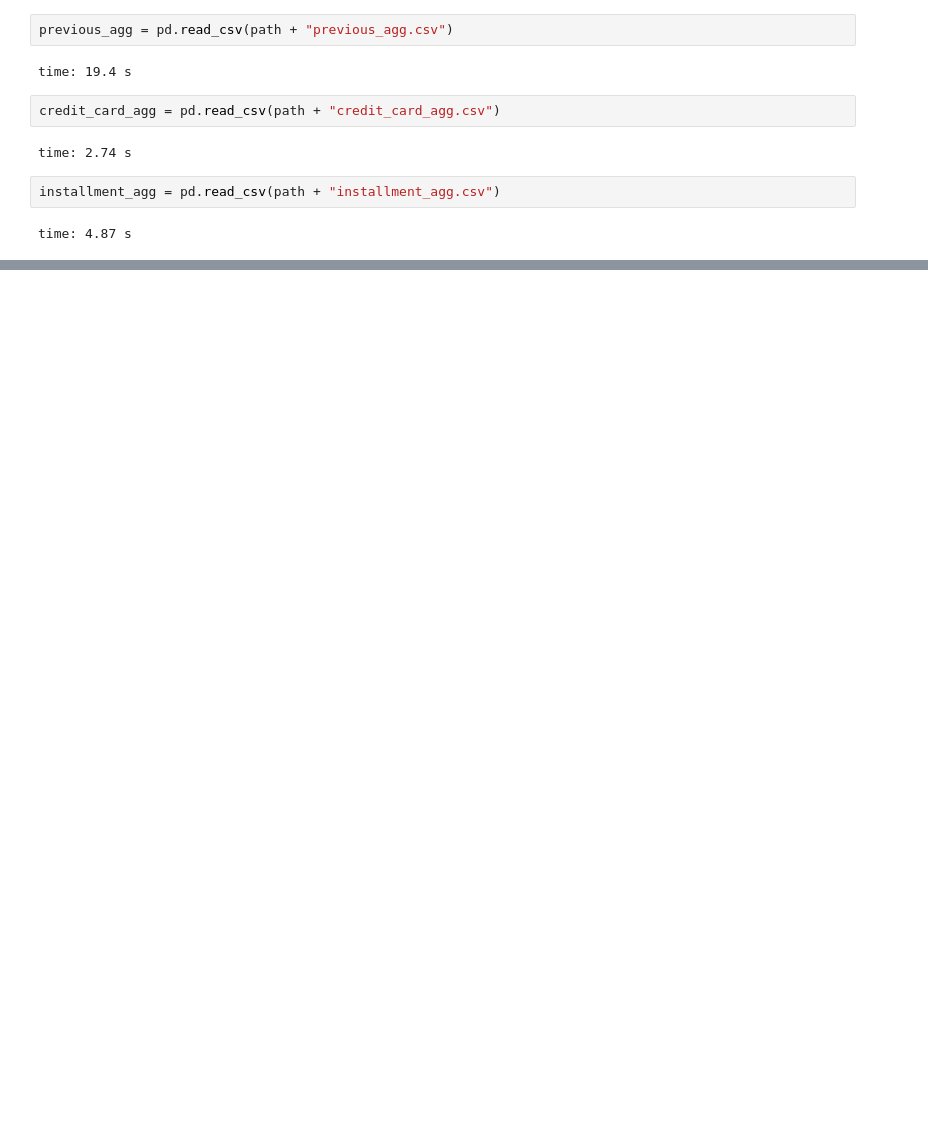
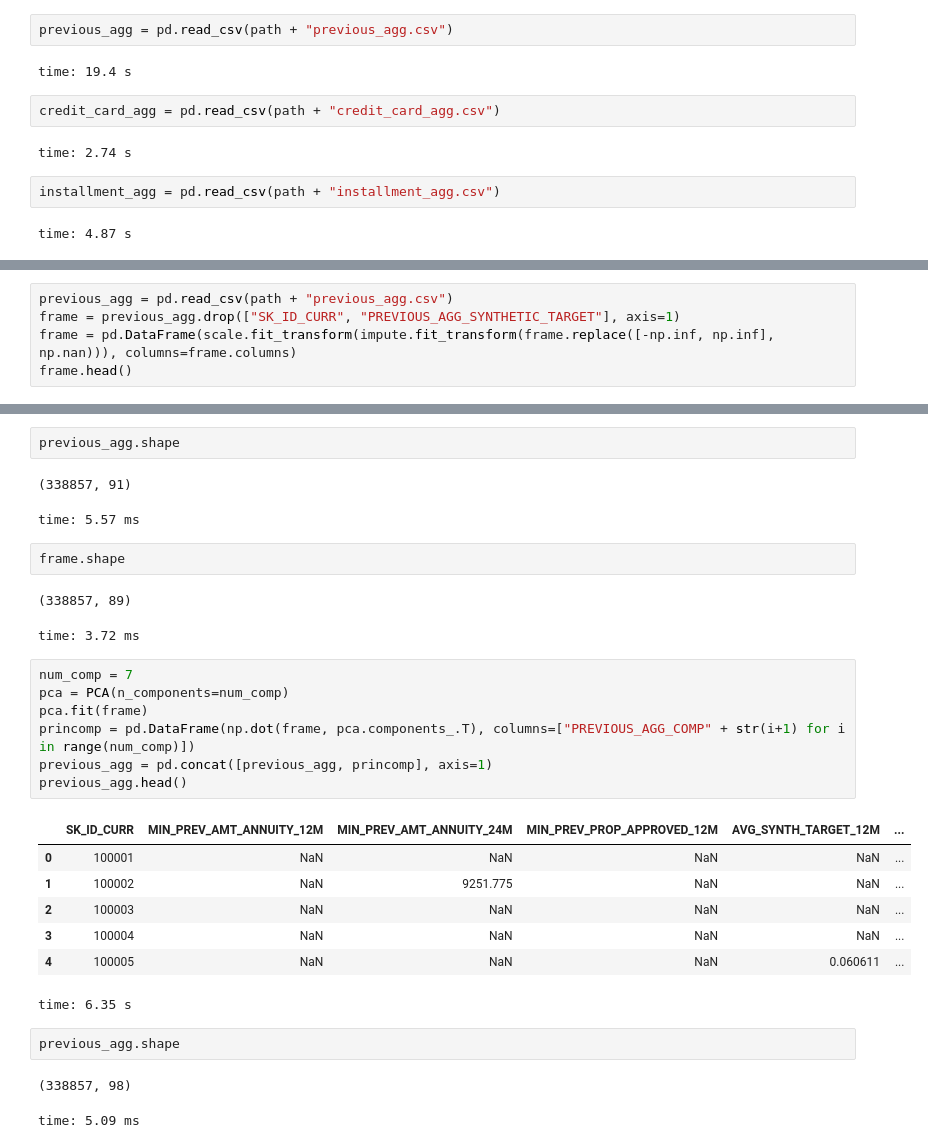
Before and after one commit to StephanKalika/home_credit_default, a Jupyter notebook: eda.ipynb, the cells around one changed output, grey strips where cells are left out. Cells and saved outputs as stored; diff of their text form; blank space fills up the shorter version.

```diff
--- a/eda.ipynb
+++ b/eda.ipynb
@@ -92,0 +162,5 @@ time: 11.8 s
+# %%
+previous_agg = pd.read_csv(path + "previous_agg.csv")
+frame = previous_agg.drop(["SK_ID_CURR", "PREVIOUS_AGG_SYNTHETIC_TARGET"], axis=1)
+frame = pd.DataFrame(scale.fit_transform(impute.fit_transform(frame.replace([-np.inf, np.inf], np.nan))), columns=frame.columns)
+frame.head()
@@ -92,0 +175,30 @@ time: 11.8 s
+# %%
+previous_agg.shape
+# %% [output]
+(338857, 91)
+time: 5.57 ms
+# %%
+frame.shape
+# %% [output]
+(338857, 89)
+time: 3.72 ms
+# %%
+num_comp = 7
+pca = PCA(n_components=num_comp)
+pca.fit(frame)
+princomp = pd.DataFrame(np.dot(frame, pca.components_.T), columns=["PREVIOUS_AGG_COMP" + str(i+1) for i in range(num_comp)])
+previous_agg = pd.concat([previous_agg, princomp], axis=1)
+previous_agg.head()
+# %% [output]
+|  | SK_ID_CURR | MIN_PREV_AMT_ANNUITY_12M | MIN_PREV_AMT_ANNUITY_24M | MIN_PREV_PROP_APPROVED_12M | AVG_SYNTH_TARGET_12M | ... |
+| 0 | 100001 | NaN | NaN | NaN | NaN | ... |
+| 1 | 100002 | NaN | 9251.775 | NaN | NaN | ... |
+| 2 | 100003 | NaN | NaN | NaN | NaN | ... |
+| 3 | 100004 | NaN | NaN | NaN | NaN | ... |
+| 4 | 100005 | NaN | NaN | NaN | 0.060611 | ... |
+time: 6.35 s
+# %%
+previous_agg.shape
+# %% [output]
+(338857, 98)
+time: 5.09 ms
```
Also changed, not shown: parts of 17 cells of this notebook, 4 other files.
